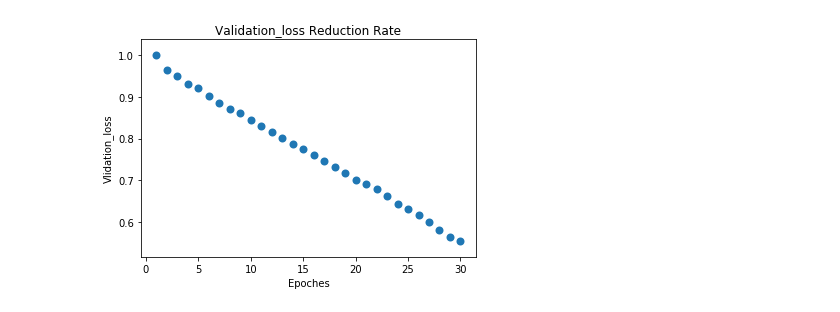
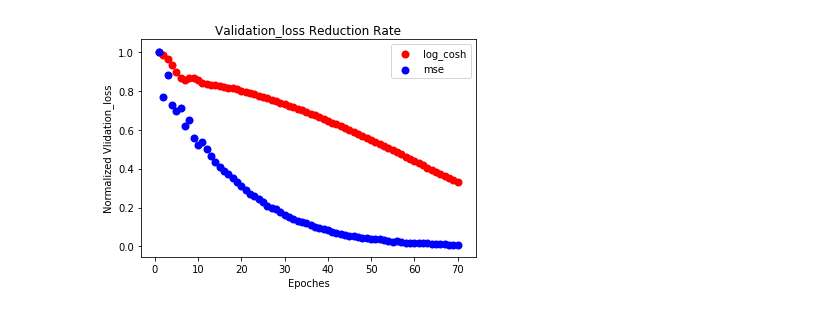
Before and after one commit to tingkaihsu/Bproject, a Jupyter notebook: Regression/calculate_loss_reducing_rate.ipynb, the cells around one changed output. Saved outputs shown, nothing was run; the diff lists cells and outputs as text; code cells hidden in the pictures.

```diff
--- a/Regression/calculate_loss_reducing_rate.ipynb
+++ b/Regression/calculate_loss_reducing_rate.ipynb
@@ -1,29 +1,45 @@
 # %%
 import matplotlib.pyplot as plt
-def CalcuLossRate(infilepath):
+def CalcuLossRate(infilepath, nor_losses):
     with open(infilepath, 'r') as Input:
         lines = Input.readlines()
 #     Output = open(outfilepath, 'w')
     losses = []
-    x = []
+#     x = []
     i = 1
     for line in lines:
         loss = float(line)
         losses.append(loss)
-        x.append(i)
+#         x.append(i)
         i = i + 1
     maximum = losses[0]
-    nor_losses = []
+#     nor_losses = []
     for loss in losses:
         nor_losses.append(loss/maximum)
-    fig, ax = plt.subplots()
-    ax.set_title("Validation_loss Reduction Rate")
-    plt.xlabel("Epoches")
-    plt.ylabel("Vlidation_loss")
-    ax.scatter(x,nor_losses, linewidth=2.0)
-#     plt.show()
-    plt.savefig('test.png')
-# %%
-CalcuLossRate('loss_log.txt')
-# %% [output]
-[figure, removed]
+# %%
+def Plot(log_cosh, mse):
+    x = []
+    for i in range(1, 71):
+        x.append(i)
+#         print(i)
+    fig, ax = plt.subplots()
+    ax.set_title("Validation_loss Reduction Rate")
+    plt.xlabel("Epoches")
+    plt.ylabel("Normalized Vlidation_loss")
+    ax.scatter(x,log_cosh, linewidth=2.0, color = 'red')
+    ax.scatter(x, mse, linewidth=2.0, color = 'blue')
+    plt.legend(
+    loc='best',
+    labels = ['log_cosh', 'mse'])
+#     plt.show()
+    plt.savefig('val_loss.png')
+# %%
+log_cosh = []
+mse = []
+CalcuLossRate('log_cosh.txt', log_cosh)
+CalcuLossRate('MSE.txt', mse)
+# print(log_cosh)
+# print(mse)
+Plot(log_cosh, mse)
+# %% [output]
+[figure, added]
```
Also changed, not shown: parts of 2 cells of this notebook, 10 other files.
